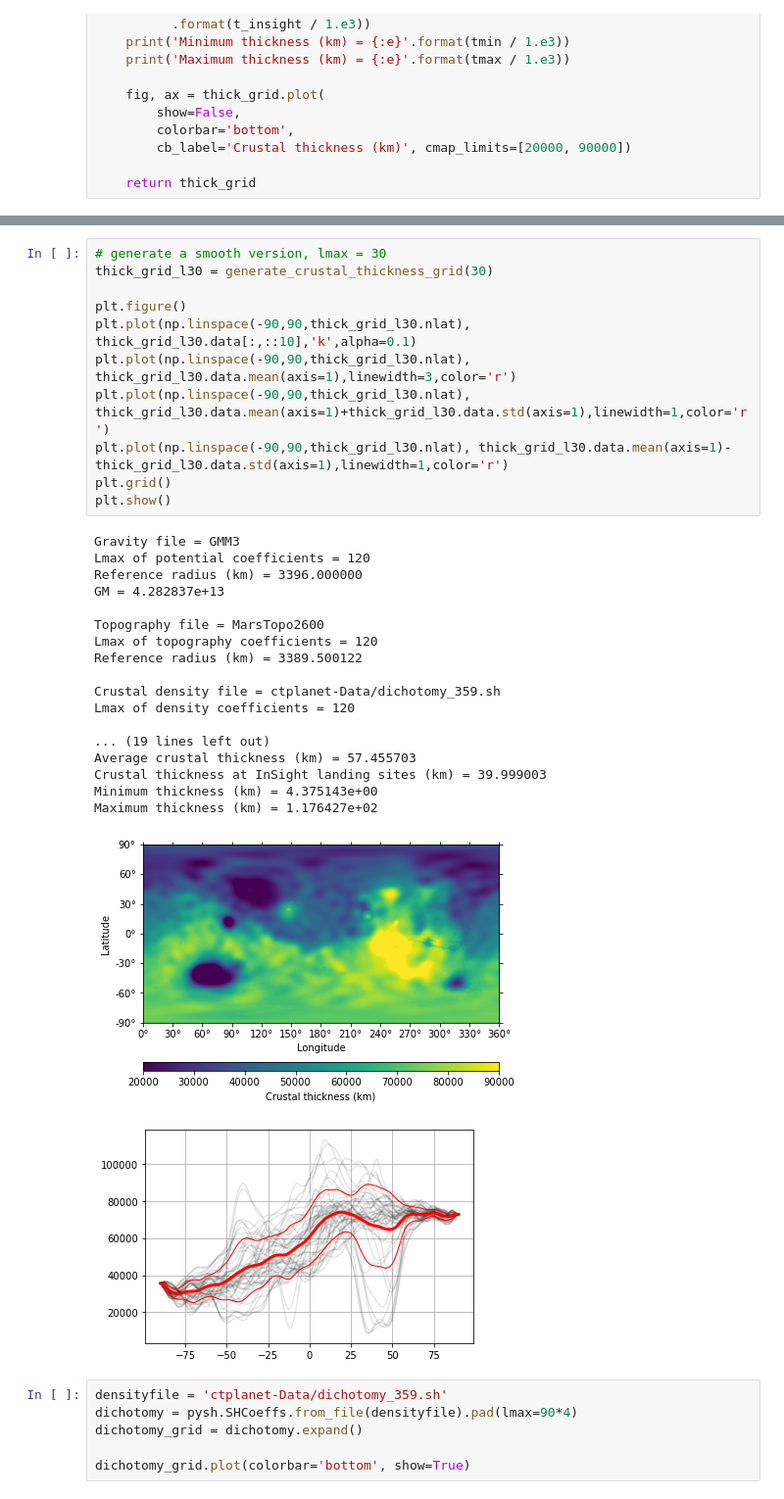
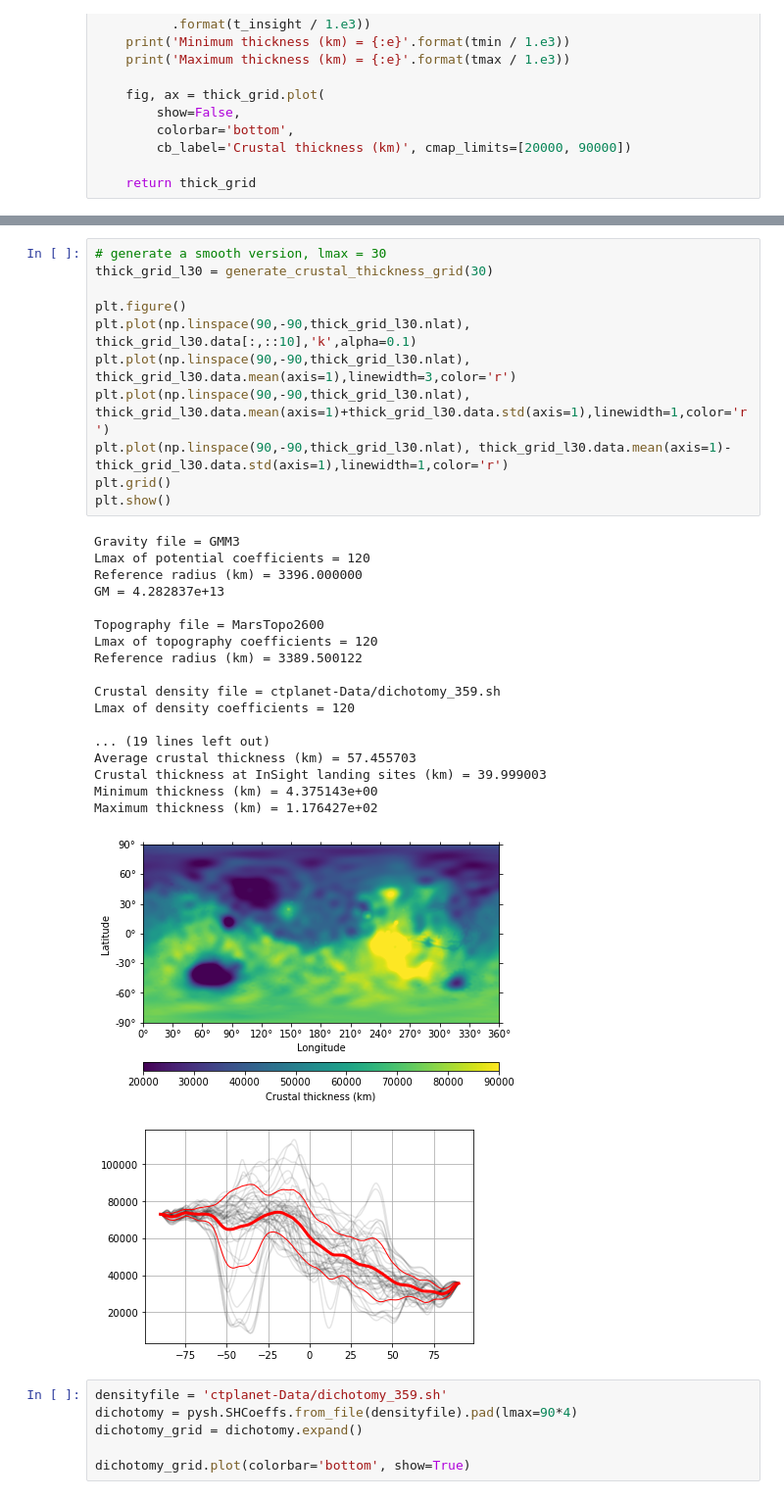
Before and after one commit to siwill22/mars, a Jupyter notebook: mars_crustal_thickness.ipynb, the cells around one changed output, grey strips where cells are left out. Shown at 98% size. Drawn from its saved outputs; the diff is of its cells as text.

```diff
--- a/mars_crustal_thickness.ipynb
+++ b/mars_crustal_thickness.ipynb
@@ -259,34 +259,34 @@ Maximum thickness (km) = 1.190211e+02
 # %%
 # generate a smooth version, lmax = 30
 thick_grid_l30 = generate_crustal_thickness_grid(30)
 
 plt.figure()
-plt.plot(np.linspace(-90,90,thick_grid_l30.nlat), thick_grid_l30.data[:,::10],'k',alpha=0.1)
-plt.plot(np.linspace(-90,90,thick_grid_l30.nlat), thick_grid_l30.data.mean(axis=1),linewidth=3,color='r')
-plt.plot(np.linspace(-90,90,thick_grid_l30.nlat), thick_grid_l30.data.mean(axis=1)+thick_grid_l30.data.std(axis=1),linewidth=1,color='r')
-plt.plot(np.linspace(-90,90,thick_grid_l30.nlat), thick_grid_l30.data.mean(axis=1)-thick_grid_l30.data.std(axis=1),linewidth=1,color='r')
+plt.plot(np.linspace(90,-90,thick_grid_l30.nlat), thick_grid_l30.data[:,::10],'k',alpha=0.1)
+plt.plot(np.linspace(90,-90,thick_grid_l30.nlat), thick_grid_l30.data.mean(axis=1),linewidth=3,color='r')
+plt.plot(np.linspace(90,-90,thick_grid_l30.nlat), thick_grid_l30.data.mean(axis=1)+thick_grid_l30.data.std(axis=1),linewidth=1,color='r')
+plt.plot(np.linspace(90,-90,thick_grid_l30.nlat), thick_grid_l30.data.mean(axis=1)-thick_grid_l30.data.std(axis=1),linewidth=1,color='r')
 plt.grid()
 plt.show()
 # %% [output]
 Gravity file = GMM3
 Lmax of potential coefficients = 120
 Reference radius (km) = 3396.000000
 GM = 4.282837e+13
 
 Topography file = MarsTopo2600
 Lmax of topography coefficients = 120
 Reference radius (km) = 3389.500122
 
 Crustal density file = ctplanet-Data/dichotomy_359.sh
 Lmax of density coefficients = 120
 
 ... (19 lines left out)
 Average crustal thickness (km) = 57.455703
 Crustal thickness at InSight landing sites (km) = 39.999003
 Minimum thickness (km) = 4.375143e+00
 Maximum thickness (km) = 1.176427e+02
 [figure]
-[figure, old version]
+[figure, new version]
 # %%
 densityfile = 'ctplanet-Data/dichotomy_359.sh'
 dichotomy = pysh.SHCoeffs.from_file(densityfile).pad(lmax=90*4)
```
Also changed, not shown: parts of 2 cells of this notebook.
